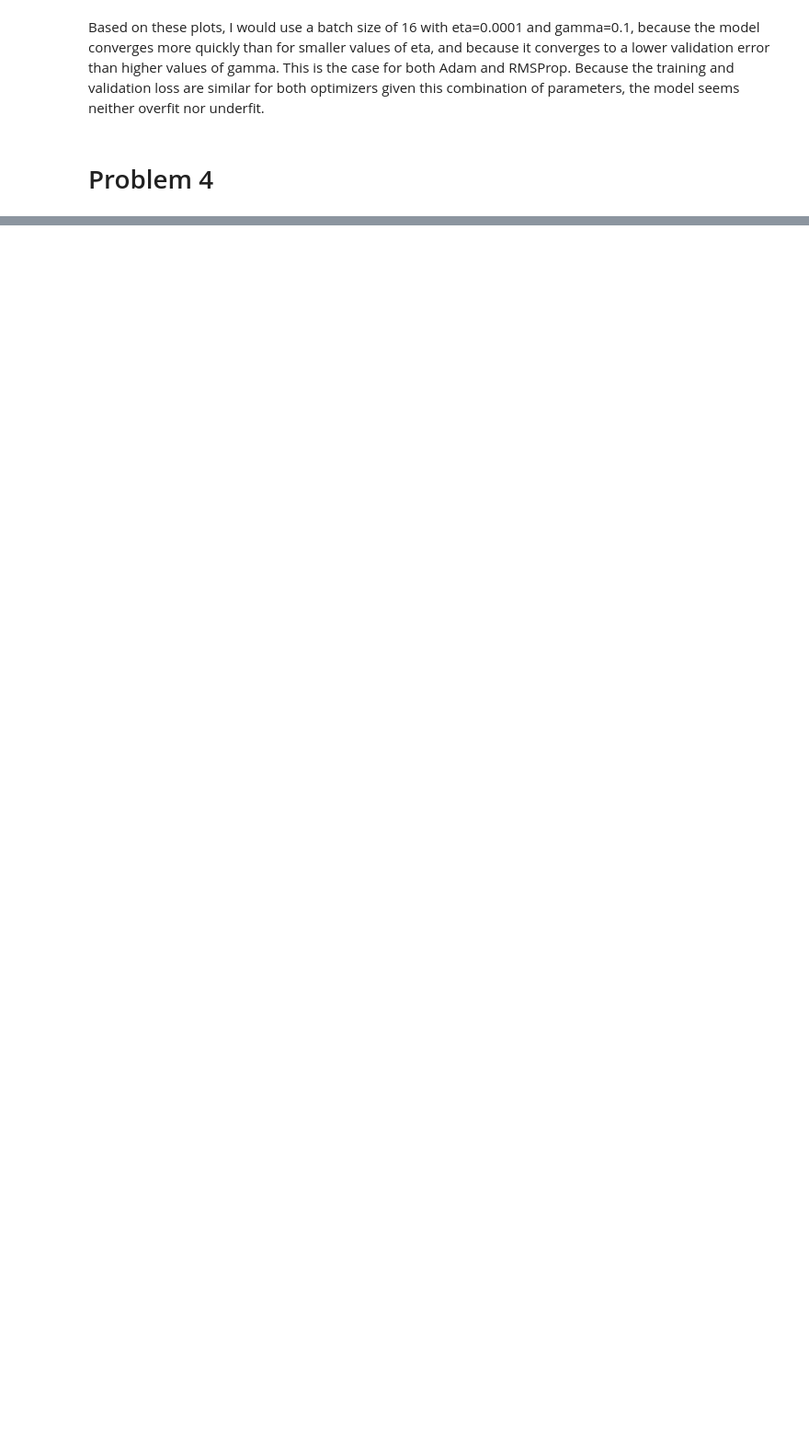
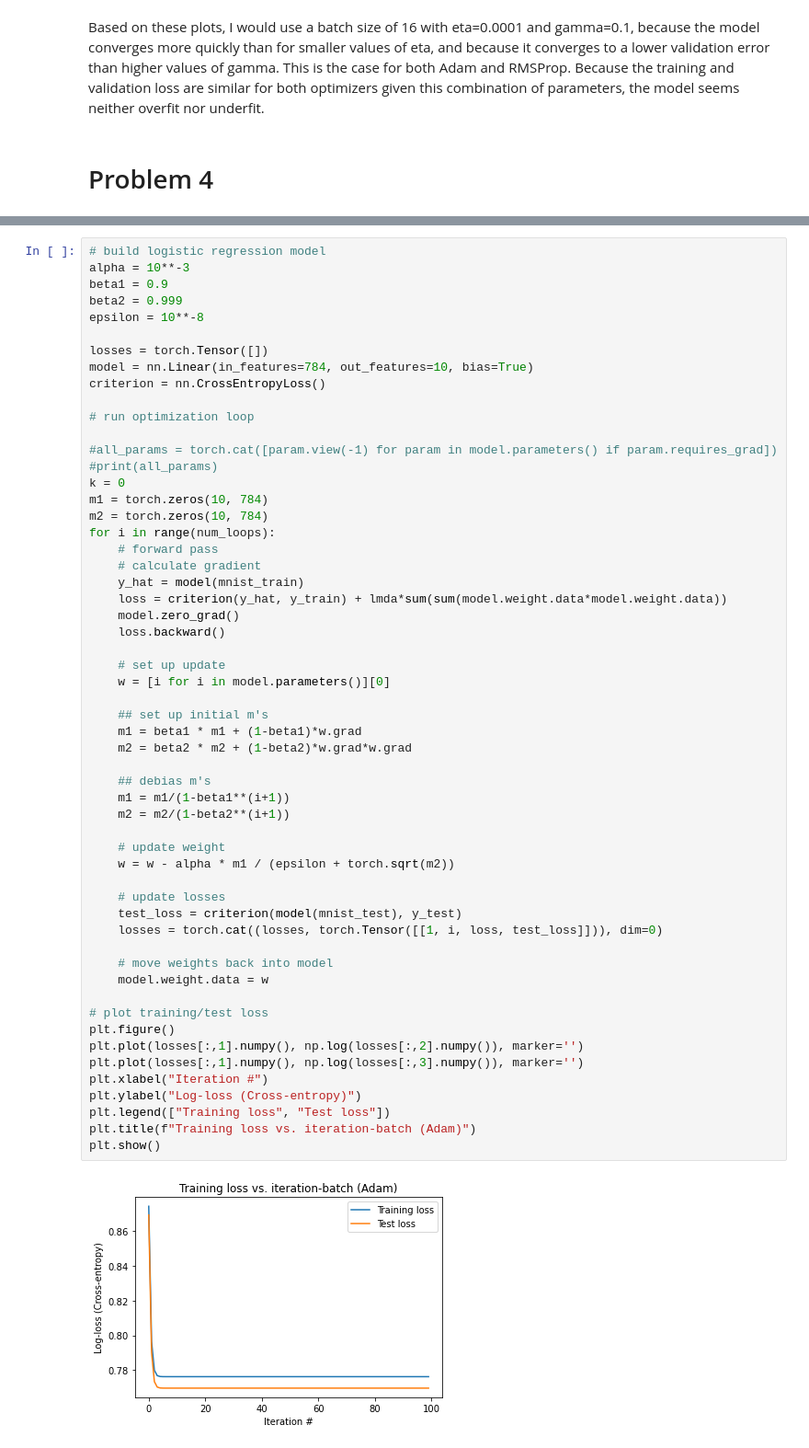
Before and after one commit to samalbertson3/ece-685, a Jupyter notebook: homework 2/homework 2.ipynb, the cells around one changed output, grey strips where cells are left out. Shown at 92% size. Cells and saved outputs as stored; diff of their text form; blank space fills up the shorter version.

```diff
--- a/homework 2/homework 2.ipynb
+++ b/homework 2/homework 2.ipynb
@@ -256,0 +378,58 @@ torch.Size([10])
+# %%
+# build logistic regression model
+alpha = 10**-3
+beta1 = 0.9
+beta2 = 0.999
+epsilon = 10**-8
+
+losses = torch.Tensor([])
+model = nn.Linear(in_features=784, out_features=10, bias=True)
+criterion = nn.CrossEntropyLoss()
+
+# run optimization loop
+
+#all_params = torch.cat([param.view(-1) for param in model.parameters() if param.requires_grad])
+#print(all_params)
+k = 0
+m1 = torch.zeros(10, 784)
+m2 = torch.zeros(10, 784)
+for i in range(num_loops):
+    # forward pass
+    # calculate gradient
+    y_hat = model(mnist_train)
+    loss = criterion(y_hat, y_train) + lmda*sum(sum(model.weight.data*model.weight.data))
+    model.zero_grad()
+    loss.backward()
+
+    # set up update
+    w = [i for i in model.parameters()][0]
+
+    ## set up initial m's
+    m1 = beta1 * m1 + (1-beta1)*w.grad
+    m2 = beta2 * m2 + (1-beta2)*w.grad*w.grad
+
+    ## debias m's
+    m1 = m1/(1-beta1**(i+1))
+    m2 = m2/(1-beta2**(i+1))
+
+    # update weight
+    w = w - alpha * m1 / (epsilon + torch.sqrt(m2))
+
+    # update losses
+    test_loss = criterion(model(mnist_test), y_test)
+    losses = torch.cat((losses, torch.Tensor([[1, i, loss, test_loss]])), dim=0)
+
+    # move weights back into model
+    model.weight.data = w
+
+# plot training/test loss
+plt.figure()
+plt.plot(losses[:,1].numpy(), np.log(losses[:,2].numpy()), marker='')
+plt.plot(losses[:,1].numpy(), np.log(losses[:,3].numpy()), marker='')
+plt.xlabel("Iteration #")
+plt.ylabel("Log-loss (Cross-entropy)")
+plt.legend(["Training loss", "Test loss"])
+plt.title(f"Training loss vs. iteration-batch (Adam)")
+plt.show()
+# %% [output]
+[figure, added]
```
Also changed, not shown: parts of 19 cells of this notebook.
